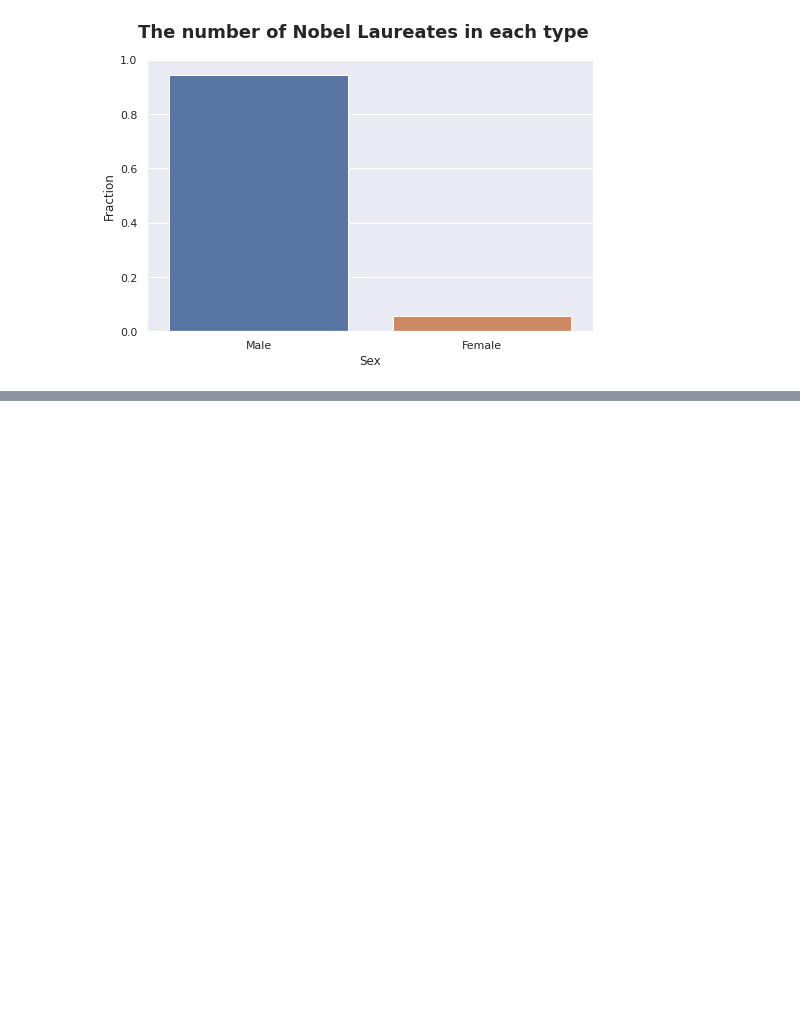
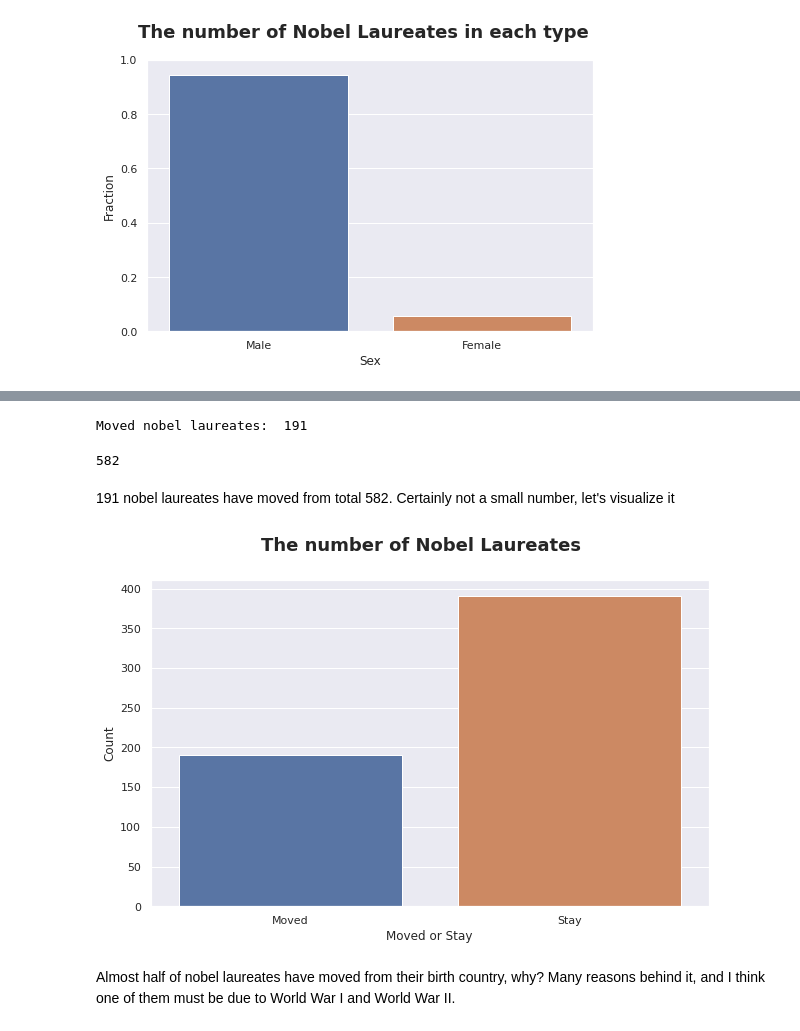
Before and after one commit to agusrichard/data-science-learning-projects, a Jupyter notebook: Nobel Prize Winners/exploratory_data_analysis.ipynb, the cells around one changed output, grey strips where cells are left out. Cells and saved outputs as stored; diff of their text form; code cells hidden in the pictures; blank space fills up the shorter version.

```diff
--- a/Nobel Prize Winners/exploratory_data_analysis.ipynb
+++ b/Nobel Prize Winners/exploratory_data_analysis.ipynb
@@ -398,0 +667,22 @@ Simple conclusion that we can make right now is there are more male than female
+# %%
+# how many nobel laureates have moved from their birth country to a new country up until their death
+moved = dead_nobel_laureates[dead_nobel_laureates['birth_country'] != dead_nobel_laureates['death_country']].shape[0]
+print('Moved nobel laureates: ', moved)
+# %% [output]
+Moved nobel laureates:  191
+# %%
+# total nobel laureates that have died
+dead_nobel_laureates.shape[0]
+# %% [output]
+582
+# %% [markdown]
+191 nobel laureates have moved from total 582. Certainly not a small number, let's visualize it
+# %%
+fig, ax = plt.subplots(figsize=[10, 6])
+sns.barplot(ax=ax, x=['Moved', 'Stay'], y=[191, 582-191])
+ax.set(xlabel='Moved or Stay', ylabel='Count')
+fig.suptitle('The number of Nobel Laureates', fontsize=18, fontweight='semibold');
+# %% [output]
+[figure, added]
+# %% [markdown]
+Almost half of nobel laureates have moved from their birth country, why? Many reasons behind it, and I think one of them must be due to World War I and World War II.
```
Also changed, not shown: parts of 46 cells of this notebook.
